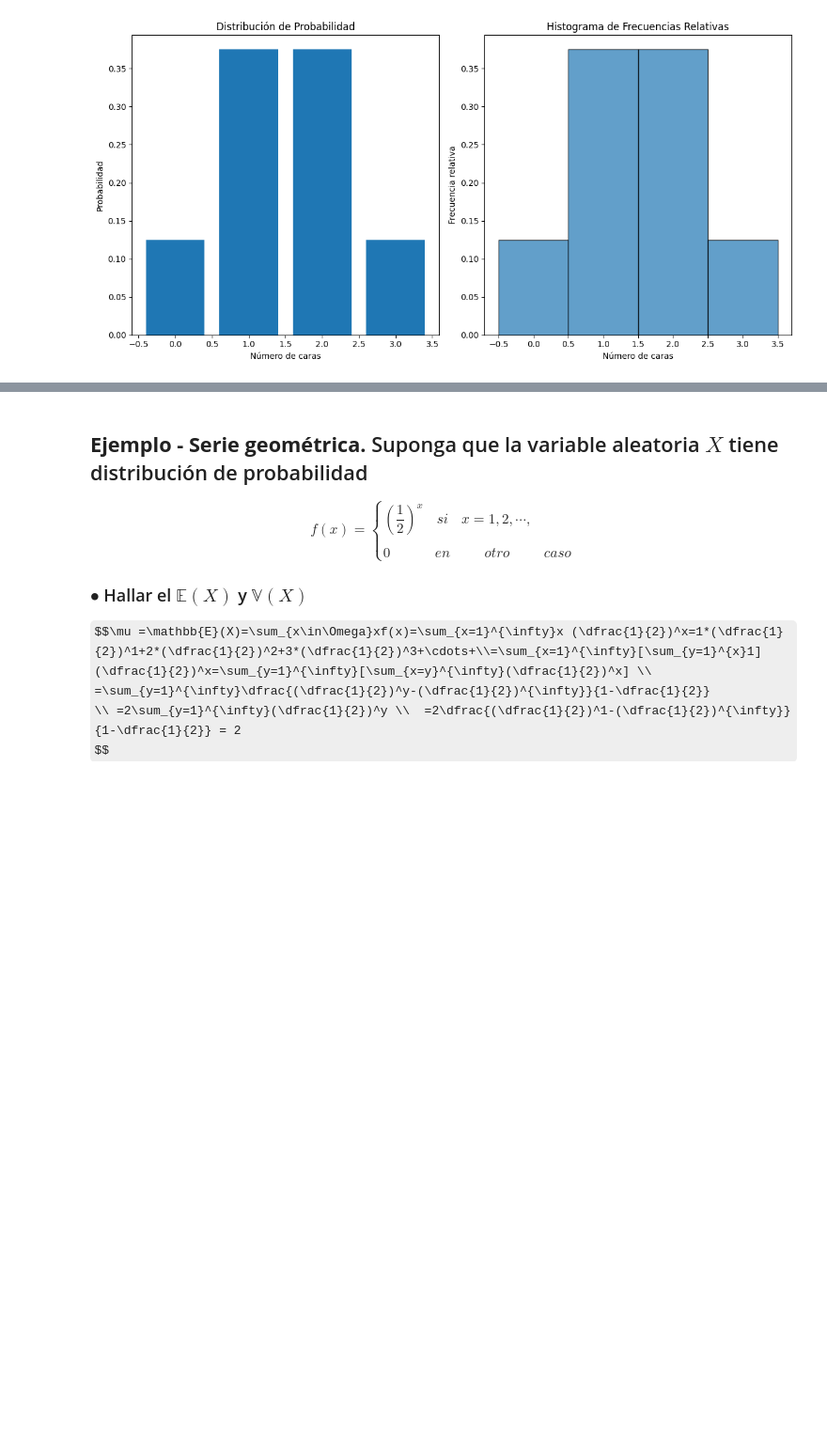
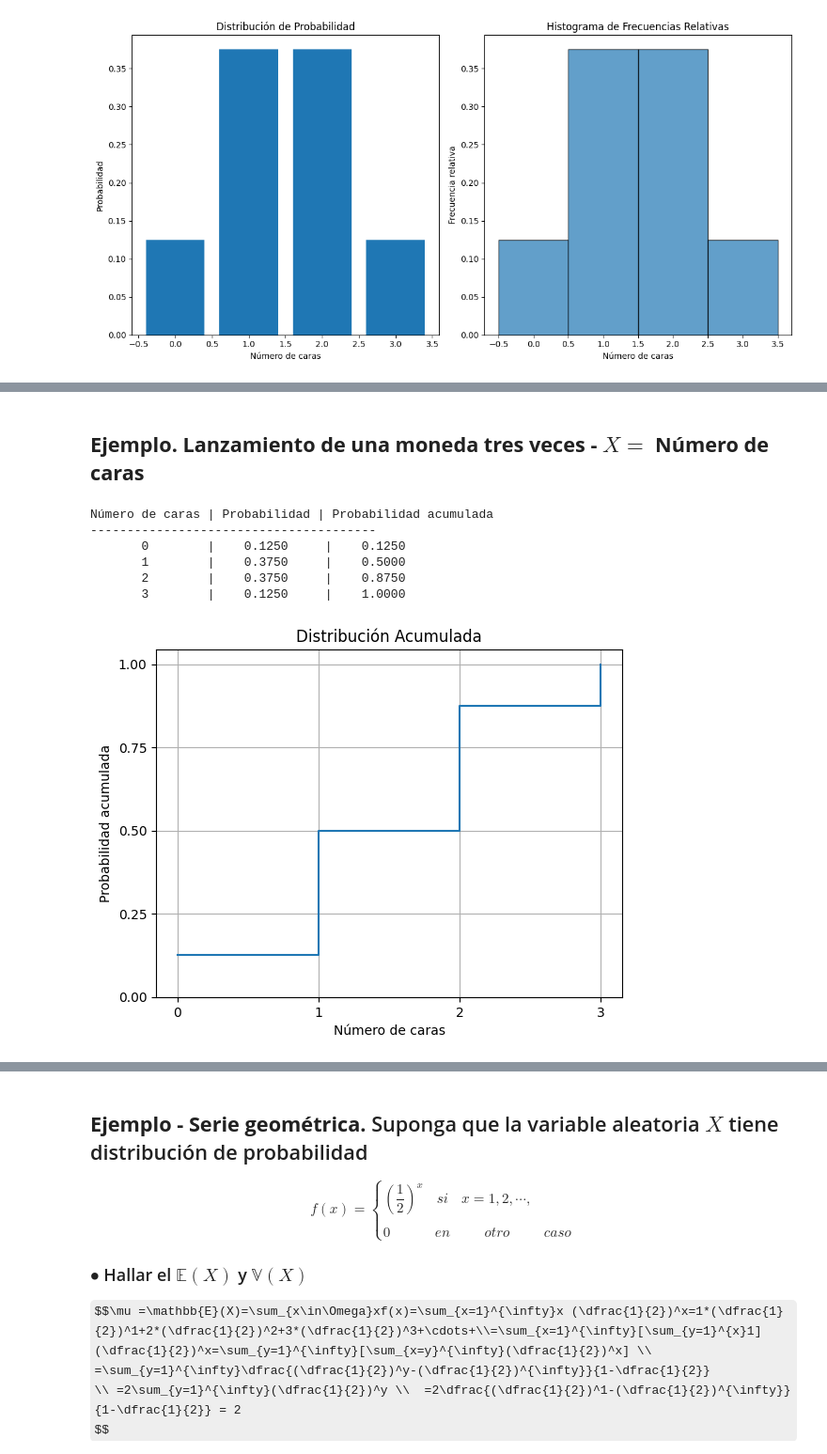
Before and after one commit to JSEFERINO/Teoria-de-Probabilidad-MEYCD, a Jupyter notebook: 10_C_Teoria_Probabilidad_V_aleatorias1.ipynb, the cells around one changed output, grey strips where cells are left out. Shown at 94% size. Cells and saved outputs as stored; diff of their text form; code cells hidden in the pictures; some formulas as TeX source; blank space fills up the shorter version.

```diff
--- a/10_C_Teoria_Probabilidad_V_aleatorias1.ipynb
+++ b/10_C_Teoria_Probabilidad_V_aleatorias1.ipynb
@@ -228,0 +245,62 @@ $$f(x)= \left\{ \begin{array}{lcc}
+# %% [markdown]
+## **Ejemplo. Lanzamiento de una moneda tres veces - $X=$ Número de caras**
+# %%
+# prompt: Costruyeme la tabla de la distribución acumulada para el lanzamiento de tres dados y me realizas su grafico
+
+import itertools
+import matplotlib.pyplot as plt
+
+# Función para contar las caras en tres lanzamientos de una moneda
+def contar_caras(numero_caras):
+    resultados = itertools.product(['S', 'C'], repeat=numero_caras)
+    distribucion = {}
+
+    # Contar caras en cada combinación
+    for resultado in resultados:
+        caras = resultado.count('C')
+        if caras in distribucion:
+            distribucion[caras] += 1
+        else:
+            distribucion[caras] = 1
+
+    # Calcular probabilidades
+    n_lanzamientos = 2** numero_caras
+    distribucion_probabilidades = {k: v / n_lanzamientos for k, v in distribucion.items()}
+
+    return distribucion_probabilidades
+
+# Calcular la distribución de probabilidad para 3 lanzamientos de una moneda
+distribucion_probabilidades = contar_caras(3)
+
+# Calcular la distribución acumulada
+distribucion_acumulada = {}
+suma_acumulada = 0
+for num_caras, probabilidad in distribucion_probabilidades.items():
+    suma_acumulada += probabilidad
+    distribucion_acumulada[num_caras] = suma_acumulada
+
+# Imprimir la tabla de distribución acumulada
+print("Número de caras | Probabilidad | Probabilidad acumulada")
+print("---------------------------------------")
+for num_caras, probabilidad_acumulada in distribucion_acumulada.items():
+    # Access the probability for the current number of heads
+    probabilidad = distribucion_probabilidades[num_caras]
+    print(f"       {num_caras}        |    {probabilidad:.4f}     |    {probabilidad_acumulada:.4f}")
+
+# Gráfico de la distribución acumulada
+plt.step(distribucion_acumulada.keys(), distribucion_acumulada.values(), where='post')
+plt.title('Distribución Acumulada')
+plt.xlabel('Número de caras')
+plt.ylabel('Probabilidad acumulada')
+plt.xticks(list(distribucion_acumulada.keys()))
+plt.yticks([0, 0.25, 0.5, 0.75, 1])
+plt.grid(True)
+plt.show()
+# %% [output]
+Número de caras | Probabilidad | Probabilidad acumulada
+---------------------------------------
+       0        |    0.1250     |    0.1250
+       1        |    0.3750     |    0.5000
+       2        |    0.3750     |    0.8750
+       3        |    0.1250     |    1.0000
+[figure, added]
```
Also changed, not shown: parts of 10 cells of this notebook.
